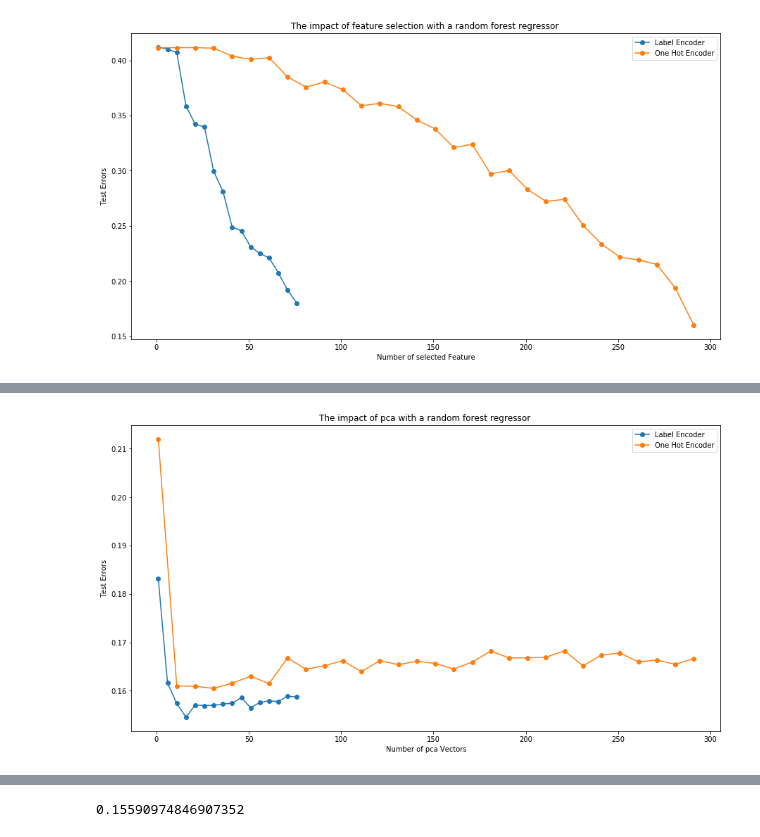
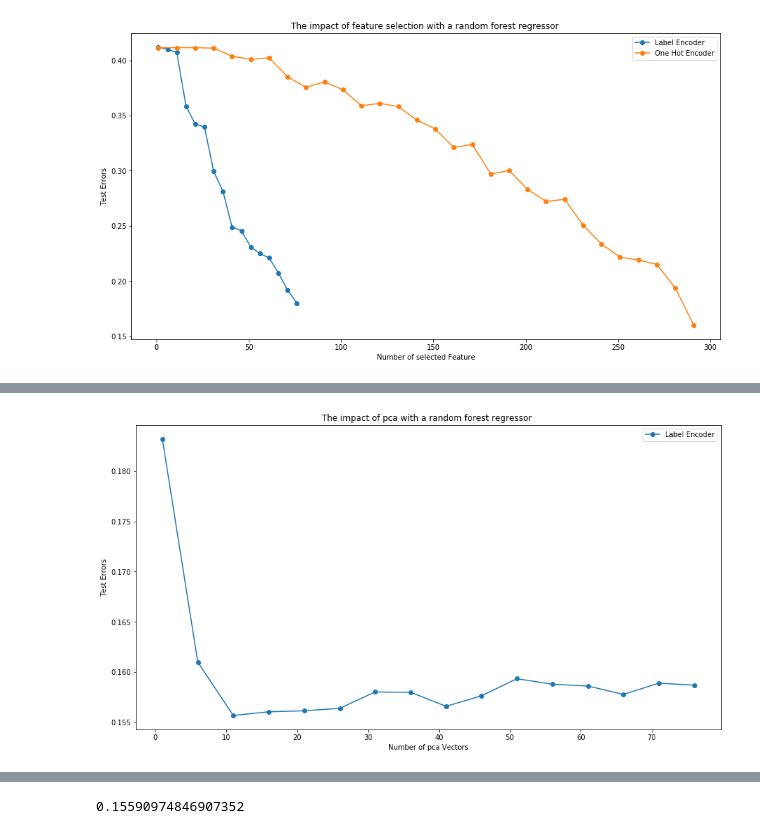
Before and after one commit to Gadiben/AML2018, a Jupyter notebook: Notebooks/challenges/Propre_Processing.ipynb, the cells around one changed output, grey strips where cells are left out. Saved outputs shown, nothing was run; the diff lists cells and outputs as text; code cells hidden in the pictures.

```diff
--- a/Notebooks/challenges/Propre_Processing.ipynb
+++ b/Notebooks/challenges/Propre_Processing.ipynb
@@ -498,6 +540,7 @@ Test Error = 0.23310570537564868  Train error =  0.19811417892306651
 # %%
 encoding_techniques=['labelEncode','oneHotEncode']
 regressors = ['singleTree','singleTree','forest','forest','extraTrees','extraTrees']
+outliers_fraction=0.05
 test_errors = np.zeros((2,6))
 training_errors = np.zeros((2,6))
 for i,encoding_technique in enumerate(encoding_techniques):
@@ -519,8 +562,10 @@ results
 #### Number of features selected
 # %%
 regressor = 'forest'
-nbFeatures_list = np.arange(1,80,5)
-nbFeatures_list_hot = np.arange(1,293,10)
+nbPCA = False
+outliers_fraction = 0.1
+nbFeatures_list = np.arange(2,80,5)
+nbFeatures_list_hot = np.arange(2,293,10)
 test_errors_labelEncode = []
 train_errors_labelEncode = []
 
@@ -586,14 +620,14 @@ for nbPCA in pca_list_hot:
 # %%
 plt.figure(figsize=(15,8))
 plt.title('The impact of pca with a random forest regressor ')
 plt.plot(pca_list,test_errors_labelEncode_pca,'-o',label='Label Encoder')
-plt.plot(pca_list_hot,test_errors_hotEncode_pca,'-o',label='One Hot Encoder')
+#plt.plot(pca_list_hot,test_errors_hotEncode_pca,'-o',label='One Hot Encoder')
 plt.ylabel('Test Errors')
 plt.xlabel('Number of pca Vectors')
 plt.legend()
 plt.show()
 # %% [output]
-[figure, old version]
+[figure, new version]
 # %%
 nbFeatures_list = np.arange(1,80,2)
 pca_list = np.arange(1,80,2)
```
Also changed, not shown: parts of 7 cells of this notebook.
